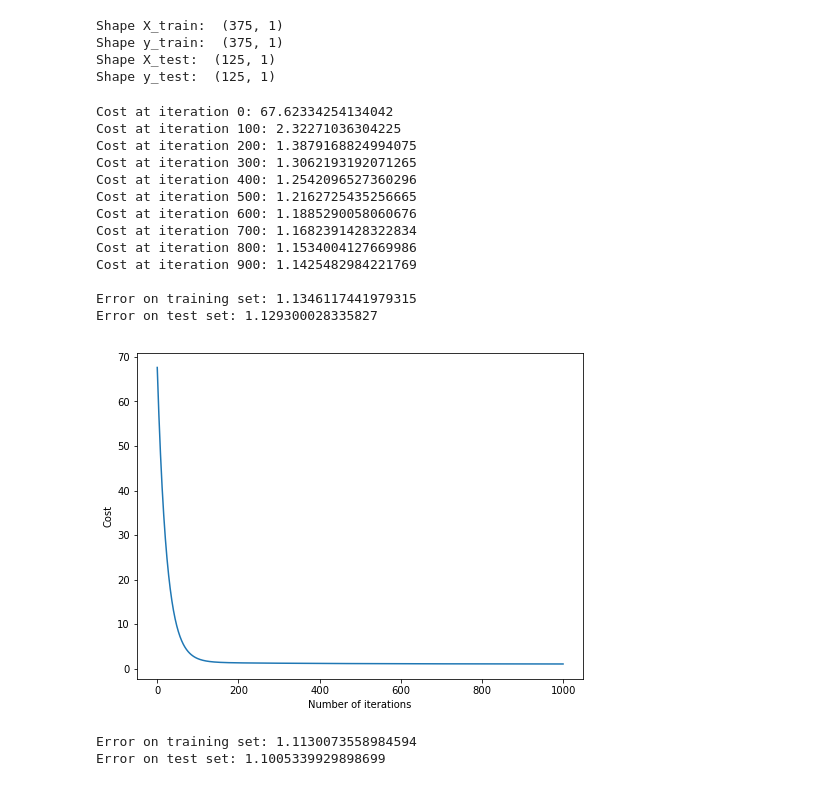
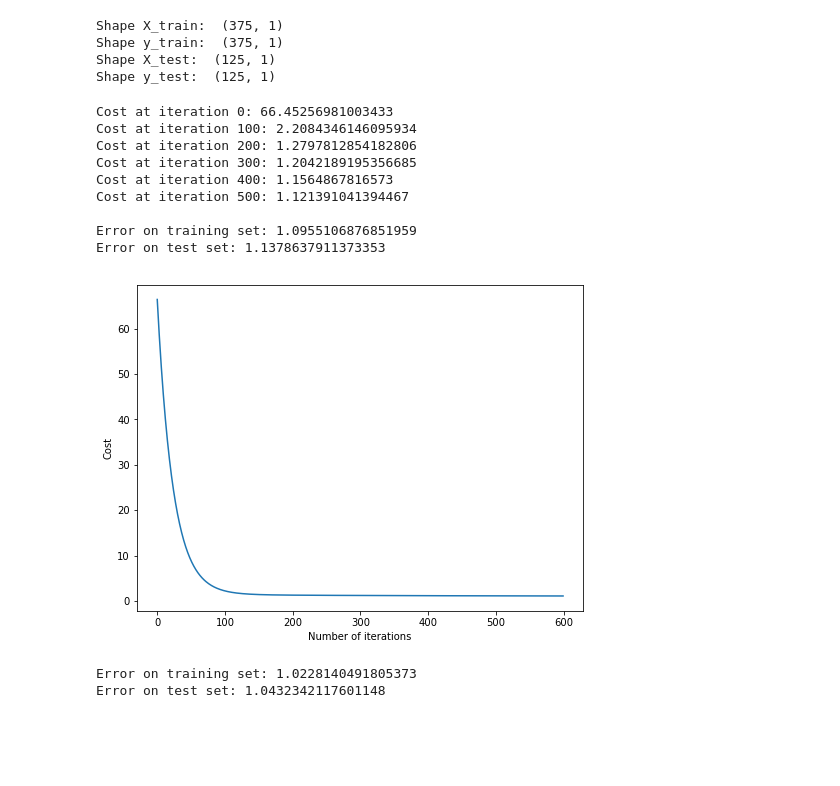
Before and after one commit to zotroneneis/machine_learning_basics, a Jupyter notebook: linear_regression.ipynb, the cells around one changed output. Cells and saved outputs as stored; diff of their text form; code cells hidden in the pictures; blank space fills up the shorter version.

```diff
--- a/linear_regression.ipynb
+++ b/linear_regression.ipynb
@@ -103,14 +111,10 @@ n_samples, n_features = X_train.shape
 n_samples_test, _ = X_test.shape
 
 # Step 0: Initialize the parameters
-# We will include the bias in the weight vector, as described above
-w = np.zeros(shape=(n_features+1,1))
-
-# add x0 = 1 to each input example
-X_b_train = np.c_[np.ones((n_samples, 1)), X_train]
-X_b_test = np.c_[np.ones((n_samples_test, 1)), X_test]
+w = np.zeros(shape=(n_features,1))
+b = 0
 # %%
-def train_gradient_descent(X, y, w, learning_rate=0.01, n_iters=100):
+def train_gradient_descent(X, y, w, b, learning_rate=0.01, n_iters=100):
     """
     Trains a linear regression model using gradient descent
     """
@@ -119,7 +123,7 @@ def train_gradient_descent(X, y, w, learning_rate=0.01, n_iters=100):
 
     for i in range(n_iters):
         # Step 1: Compute a linear combination of the input features and weights
-        y_predict = np.dot(X, w)
+        y_predict = np.dot(X, w) + b
 
         # Step 2: Compute cost over training set
         cost = 1/n_samples * np.sum((y_predict - y)**2)
@@ -128,13 +132,15 @@ def train_gradient_descent(X, y, w, learning_rate=0.01, n_iters=100):
         if i % 100 == 0:
             print("Cost at iteration {}: {}".format(i, cost))
 
-        # Step 3: Compute the gradient
-        gradient = 2/n_samples * np.dot(X.T, (y_predict - y))
+        # Step 3: Compute the gradients
+        dJ_dw = 2/n_samples * np.dot(X.T, (y_predict - y))
+        dJ_db = 2/n_samples * np.sum((y_predict - y))
 
         # Step 4: Update the parameters
-        w = w - learning_rate * gradient
+        w = w - learning_rate * dJ_dw
+        b = b - learning_rate * dJ_db
 
-    return w, costs
+    return w, b, costs
 
 def train_normal_equation(X, y):
     """
@@ -143,47 +149,47 @@ def train_normal_equation(X, y):
     w = np.dot(np.dot(np.linalg.inv(np.dot(X.T, X)), X.T), y)
     return w
 
-def predict(X, w):
-    return np.dot(X, w)
+def predict(X, w, b):
+    return np.dot(X, w) + b
 # %%
-n_iters = 1000
+n_iters = 600
 learning_rate = 0.005
-w_trained, costs = train_gradient_descent(X_b_train, y_train, w, learning_rate, n_iters)
+w_trained, b_trained, costs = train_gradient_descent(X_train, y_train, w, b, learning_rate, n_iters)
 
-y_p_train = predict(X_b_train, w_trained)
-y_p_test = predict(X_b_test, w_trained)
+y_p_train = predict(X_train, w_trained, b_trained)
+y_p_test = predict(X_test, w_trained, b_trained)
 
 error_train =  1/n_samples * np.sum((y_p_train - y_train)**2)
 error_test =  1/n_samples_test * np.sum((y_p_test - y_test)**2)
 print()
 print("Error on training set: {}".format(error_train))
 print("Error on test set: {}".format(error_test))
 
 fig = plt.figure(figsize=(8,6))
 plt.plot(np.arange(n_iters), costs)
 plt.xlabel("Number of iterations")
 plt.ylabel("Cost")
 plt.show()
 # %% [output]
-Cost at iteration 0: 67.62334254134042
-Cost at iteration 100: 2.32271036304225
-Cost at iteration 200: 1.3879168824994075
-Cost at iteration 300: 1.3062193192071265
-Cost at iteration 400: 1.2542096527360296
-Cost at iteration 500: 1.2162725435256665
-Cost at iteration 600: 1.1885290058060676
-Cost at iteration 700: 1.1682391428322834
-Cost at iteration 800: 1.1534004127669986
-Cost at iteration 900: 1.1425482984221769
+Cost at iteration 0: 66.45256981003433
+Cost at iteration 100: 2.2084346146095934
+Cost at iteration 200: 1.2797812854182806
+Cost at iteration 300: 1.2042189195356685
+Cost at iteration 400: 1.1564867816573
+Cost at iteration 500: 1.121391041394467
 
-Error on training set: 1.1346117441979315
-Error on test set: 1.129300028335827
+Error on training set: 1.0955106876851959
+Error on test set: 1.1378637911373353
-[figure, old version]
+[figure, new version]
 # %%
+# To compute the parameters using the normal equation, we add a bias value of 1 to each input example
+X_b_train = np.c_[np.ones((n_samples)), X_train]
+X_b_test = np.c_[np.ones((n_samples_test)), X_test]
+
 w_trained = train_normal_equation(X_b_train, y_train)
 
-y_p_train = predict(X_b_train, w_trained)
-y_p_test = predict(X_b_test, w_trained)
+y_p_train = predict(X_b_train, w_trained, 0)
+y_p_test = predict(X_b_test, w_trained, 0)
 
 error_train =  1/n_samples * np.sum((y_p_train - y_train)**2)
 error_test =  1/n_samples_test * np.sum((y_p_test - y_test)**2)
@@ -191,8 +197,8 @@ print()
 print("Error on training set: {}".format(error_train))
 print("Error on test set: {}".format(error_test))
 # %% [output]
-Error on training set: 1.1130073558984594
-Error on test set: 1.1005339929898699
+Error on training set: 1.0228140491805373
+Error on test set: 1.0432342117601148
 # %%
 # Plot the test predictions
 
```
Also changed, not shown: parts of 4 cells of this notebook.
